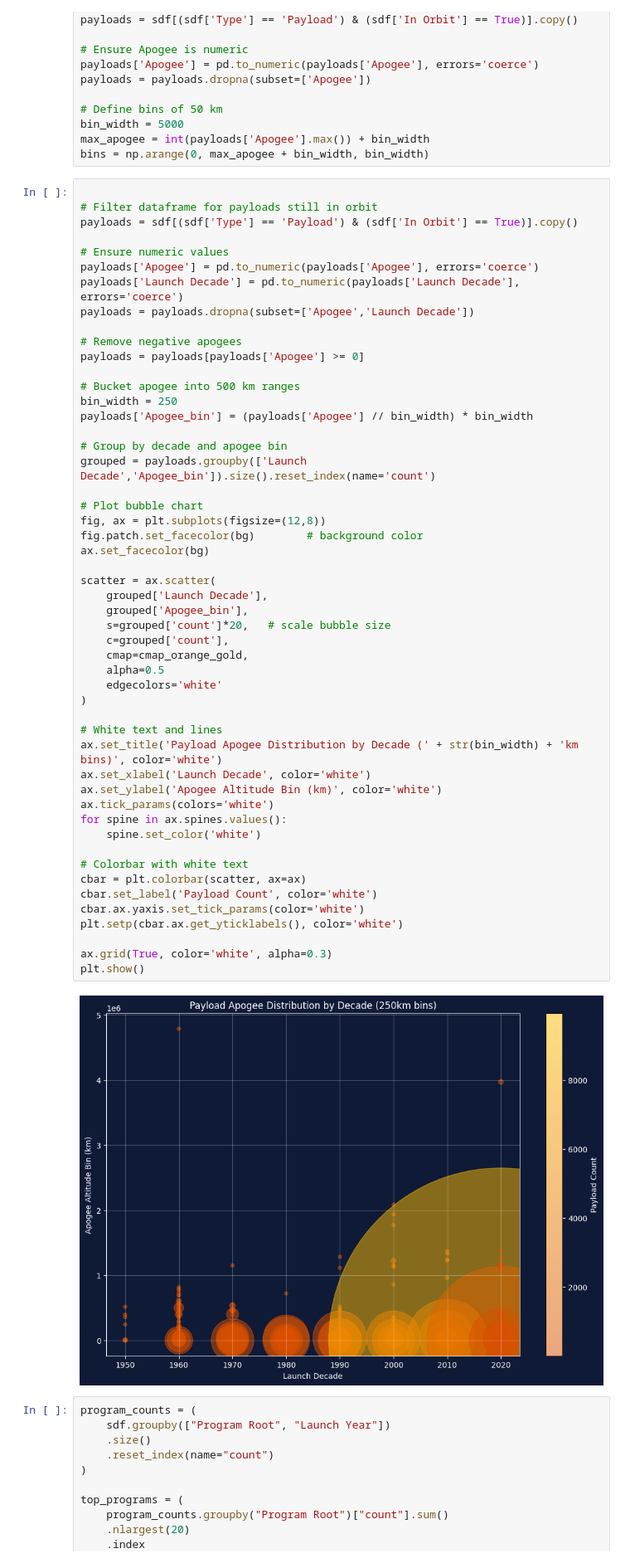
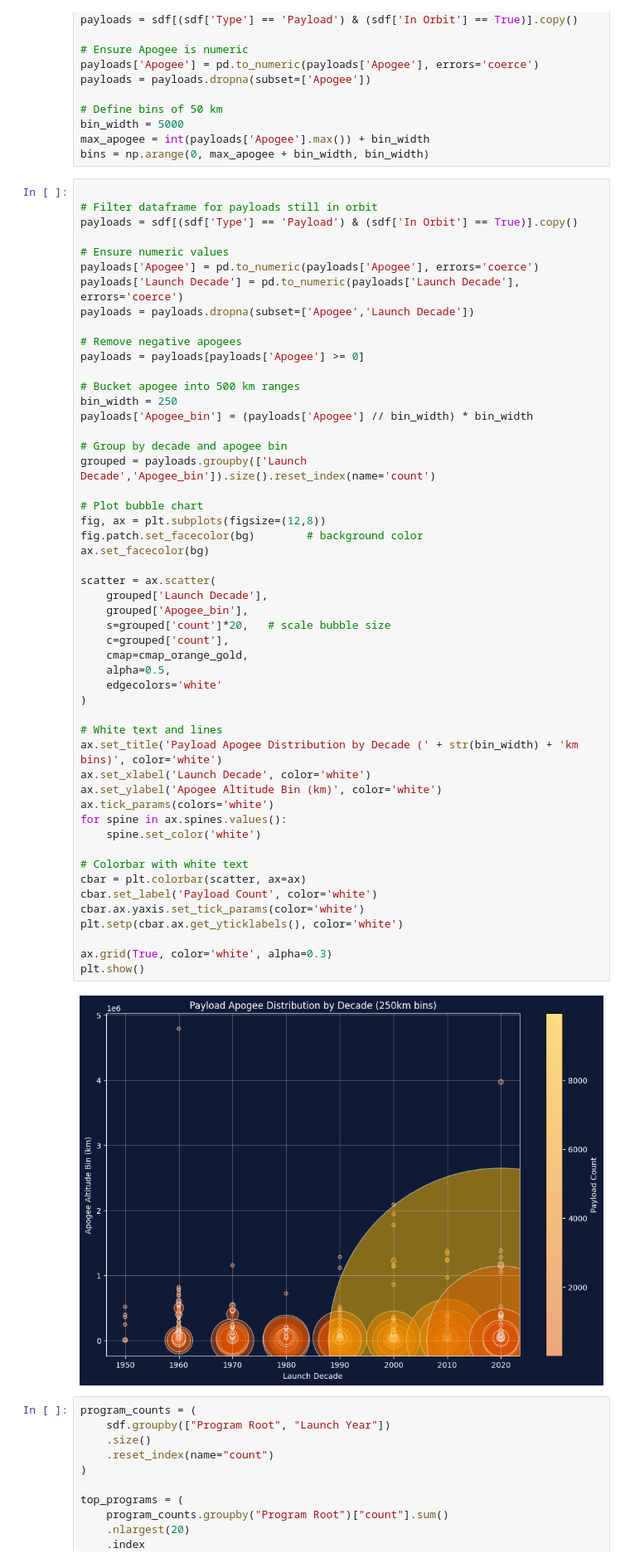
Before and after one commit to daemonchild/cardiffmet-dat5001-visualisation-of-data, a Jupyter notebook: assessment/python/2-dat5001-st20285213-tomrowan-pres1-create-graphs-experiments.ipynb, the cells around one changed output. Shown at 83% size. Cells and saved outputs as stored; diff of their text form.

```diff
--- a/assessment/python/2-dat5001-st20285213-tomrowan-pres1-create-graphs-experiments.ipynb
+++ b/assessment/python/2-dat5001-st20285213-tomrowan-pres1-create-graphs-experiments.ipynb
@@ -398,35 +384,35 @@ grouped = payloads.groupby(['Launch Decade','Apogee_bin']).size().reset_index(na
 fig, ax = plt.subplots(figsize=(12,8))
 fig.patch.set_facecolor(bg)        # background color
 ax.set_facecolor(bg)
 
 scatter = ax.scatter(
     grouped['Launch Decade'],
     grouped['Apogee_bin'],
     s=grouped['count']*20,   # scale bubble size
     c=grouped['count'],
     cmap=cmap_orange_gold,
-    alpha=0.5
+    alpha=0.5,
     edgecolors='white'
 )
 
 # White text and lines
 ax.set_title('Payload Apogee Distribution by Decade (' + str(bin_width) + 'km bins)', color='white')
 ax.set_xlabel('Launch Decade', color='white')
 ax.set_ylabel('Apogee Altitude Bin (km)', color='white')
 ax.tick_params(colors='white')
 for spine in ax.spines.values():
     spine.set_color('white')
 
 # Colorbar with white text
 cbar = plt.colorbar(scatter, ax=ax)
 cbar.set_label('Payload Count', color='white')
 cbar.ax.yaxis.set_tick_params(color='white')
 plt.setp(cbar.ax.get_yticklabels(), color='white')
 
 ax.grid(True, color='white', alpha=0.3)
 plt.show()
 # %% [output]
-[figure, old version]
+[figure, new version]
 # %%
 program_counts = (
     sdf.groupby(["Program Root", "Launch Year"])
```
Also changed, not shown: parts of 5 cells of this notebook, 14 other files.
